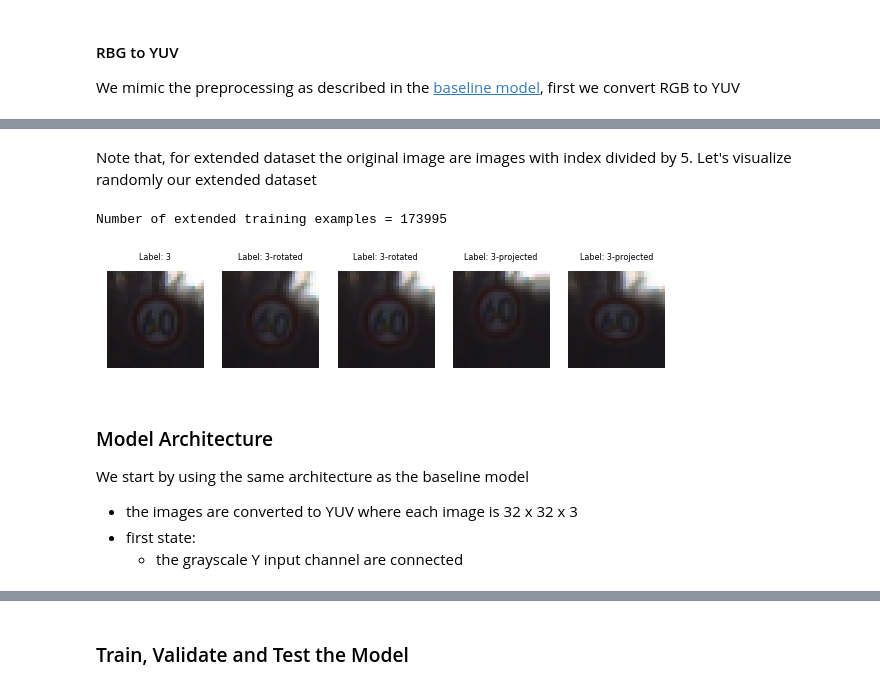
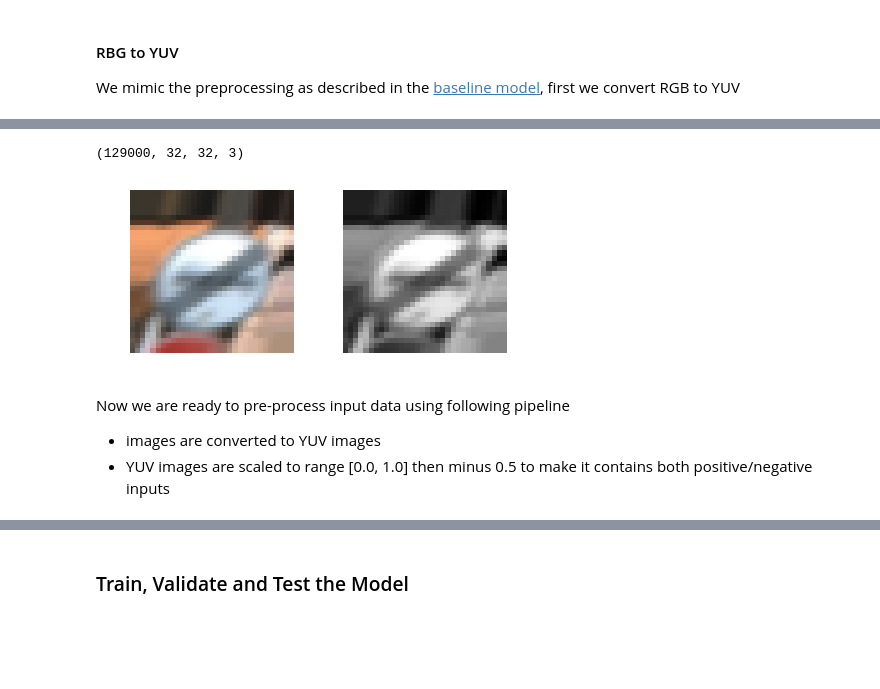
Before and after one commit to minh84/udacity_carnd, a Jupyter notebook: CarND-Traffic-Sign-Classifier-P2/Traffic_Sign_Classifier.ipynb, the cells around one changed output, grey strips where cells are left out. Drawn from its saved outputs; the diff is of its cells as text; code cells hidden in the pictures; blank space fills up the shorter version.

Commit message:
wip project-02

```diff
--- a/CarND-Traffic-Sign-Classifier-P2/Traffic_Sign_Classifier.ipynb
+++ b/CarND-Traffic-Sign-Classifier-P2/Traffic_Sign_Classifier.ipynb
@@ -299,14 +378,0 @@ Let's try the transformation on some images
-# %%
-imgs = []
-labels = []
-for i in range(5):
-    idx = np.random.randint(X_train.shape[0])
-    img = X_train[idx]
-    img_rotated = rotate(img)
-    img_projected = project(img)
-
-    imgs += [img, img_rotated, img_projected]
-    label = y_train[idx]
-    labels += [label, '{}-rotated'.format(label), '{}-projected'.format(label)]
-
-gridView(imgs, labels, grid_size=3)
@@ -351,20 +378,0 @@ else:
-# %% [markdown]
-Note that, for extended dataset the original image are images with index divided by 5. Let's visualize randomly our extended dataset
-# %%
-idx = np.random.randint(X_train_extended.shape[0])
-origin_idx = 5 * (idx//5)
-label = y_train_extended[origin_idx]
-labels = [label, '{}-rotated'.format(label),   '{}-rotated'.format(label),
-                 '{}-projected'.format(label), '{}-projected'.format(label)]
-gridView(X_train_extended[origin_idx:origin_idx+5], labels, grid_size=5, figsize=(10,2))
-
-print("Number of extended training examples =", X_train_extended.shape[0])
-# %% [output]
-Number of extended training examples = 173995
-[figure, removed]
-# %% [markdown]
-### Model Architecture
-We start by using the same architecture as the baseline model
-* the images are converted to YUV where each image is 32 x 32 x 3
-* first state:
-    * the grayscale Y input channel are connected
@@ -373,0 +379,19 @@ We start by using the same architecture as the baseline model
+# %%
+# try grayscale image (Y-channel)
+print(X_train_3k.shape)
+idx = np.random.randint(X_train_3k.shape[0])
+img = X_train_3k[idx]
+img_yuv = rgb2yuv(img)
+fig, axes = plt.subplots(figsize= [7,3], nrows=1, ncols=2, sharey=True, sharex=True)
+imgs = [img, img_yuv[:,:,0]]
+cmaps = [None, 'gray']
+for i in range(2):
+    axes[i].axis('off')
+    axes[i].imshow(imgs[i], cmap = cmaps[i])
+# %% [output]
+(129000, 32, 32, 3)
+[figure, added]
+# %% [markdown]
+Now we are ready to pre-process input data using following pipeline
+* images are converted to YUV images
+* YUV images are scaled to range [0.0, 1.0] then minus 0.5 to make it contains both positive/negative inputs
```
Also changed, not shown: parts of 62 cells of this notebook, 7 other files.
